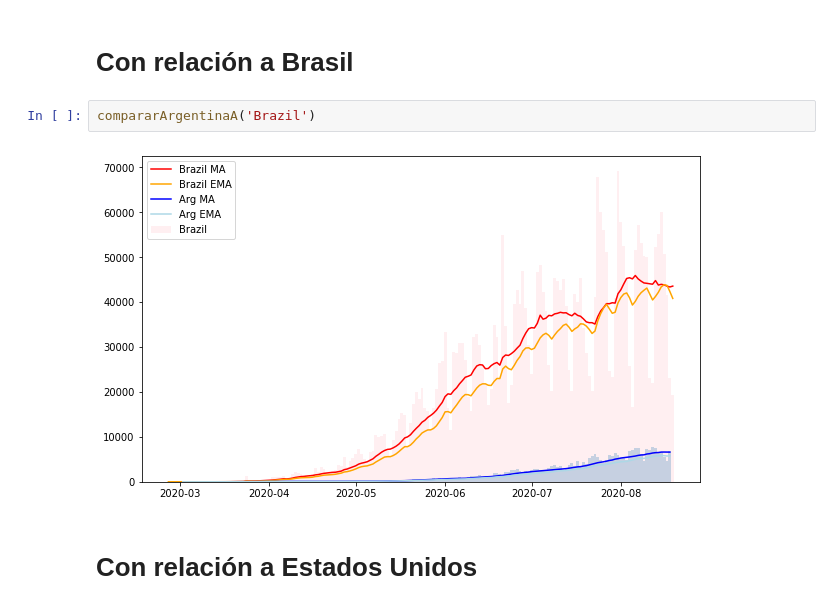
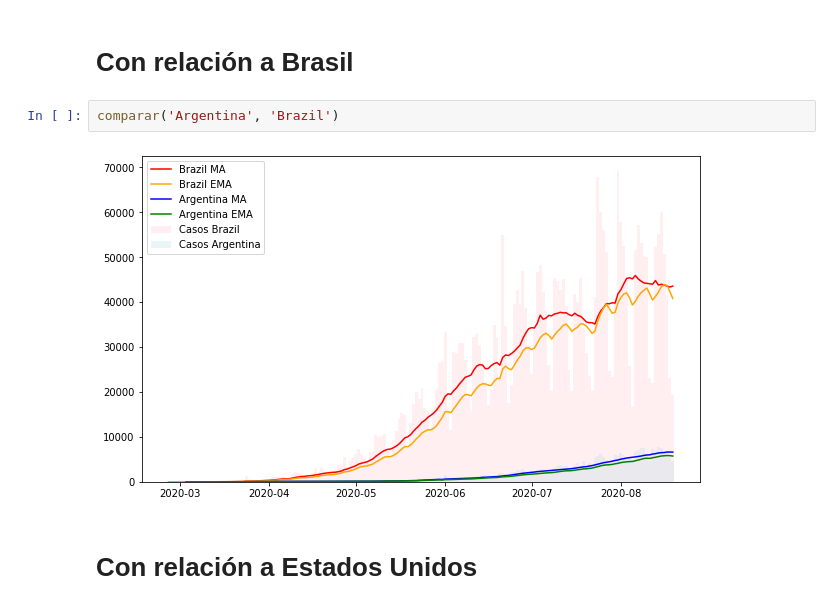
Before and after one commit to chingologram/jupyter-notebooks, a Jupyter notebook: covid-ar.ipynb, the cells around one changed output. Cells and saved outputs as stored; diff of their text form.

```diff
--- a/covid-ar.ipynb
+++ b/covid-ar.ipynb
@@ -118,9 +135,9 @@ compararArgentinaA('Germany')
 # %% [markdown]
 # Con relación a Brasil
-# %%
-compararArgentinaA('Brazil')
-# %% [output]
-[figure, removed]
+# %%
+comparar('Argentina', 'Brazil')
+# %% [output]
+[figure, added]
 # %% [markdown]
 # Con relación a Estados Unidos
 # %%
```
Also changed, not shown: parts of 10 cells of this notebook.
